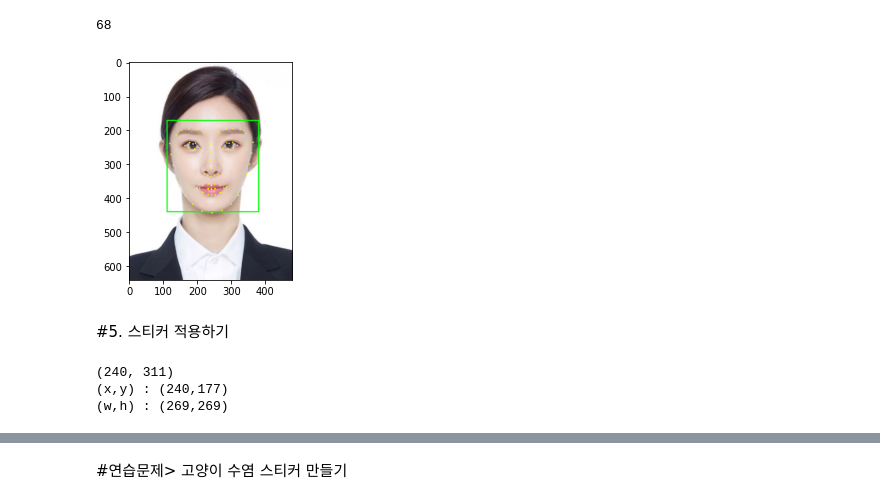
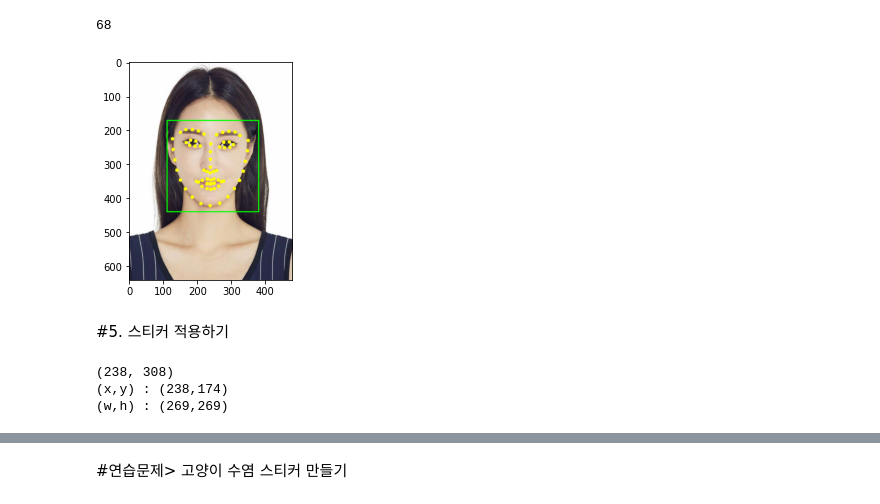
Before and after one commit to osh9149/2023_AI-Academy, a Jupyter notebook: 002_카메라스티커_앱_만들기.ipynb, the cells around one changed output, grey strips where cells are left out. Saved outputs shown, nothing was run; the diff lists cells and outputs as text; code cells hidden in the pictures.

```diff
--- a/002_카메라스티커_앱_만들기.ipynb
+++ b/002_카메라스티커_앱_만들기.ipynb
@@ -39,10 +39,10 @@ Mounted at /content/drive
 # %% [markdown]
 #2. opencv로 이미지 읽어오기
 # %%
-my_image_path='/content/drive/MyDrive/01.19372617.1.jpg' #불러올 파일
+my_image_path='/content/drive/MyDrive/sticker/test.jpg' #불러올 파일
 
 img_bgr = cv2.imread(my_image_path)    #- OpenCV로 이미지를 읽어서
-img_bgr = cv2.resize(img_bgr, (480, 640))    # 640x360의 크기로 Resize
+img_bgr = cv2.resize(img_bgr, (480, 640))    # 640x480의 크기로 Resize
 img_show = img_bgr.copy()      #- 출력용 이미지 별도 보관
 plt.imshow(img_bgr)
 plt.show()
@@ -91,7 +91,7 @@ rectangles[[(111, 171) (379, 439)]]
 ![다운로드 (8).png](embedded-picture-1)
 # %%
 # landmark 모델 불러오기
-model_path = '/content/drive/MyDrive/shape_predictor_68_face_landmarks.dat'
+model_path = '/content/drive/MyDrive/sticker/shape_predictor_68_face_landmarks.dat'
 landmark_predictor = dlib.shape_predictor(model_path)
 
 # landmark 찾기
@@ -107,14 +107,14 @@ print(len(list_landmarks[0]))
 # %%
 # landmark 출력
 for landmark in list_landmarks:
     for idx, point in enumerate(list_points):
-        cv2.circle(img_show, point, 2, (0, 255, 255), -1) # yellow
+        cv2.circle(img_show, point, 5, (0, 255, 255), -1) # yellow
 
 img_show_rgb = cv2.cvtColor(img_show, cv2.COLOR_BGR2RGB)
 plt.imshow(img_show_rgb)
 plt.show()
 # %% [output]
-[figure, old version]
+[figure, new version]
 # %% [markdown]
 #5. 스티커 적용하기
 # %%
@@ -124,12 +124,12 @@ for dlib_rect, landmark in zip(dlib_rects, list_landmarks):
     x = landmark[30][0]
     y = landmark[30][1] - dlib_rect.width()//2
     w = dlib_rect.width()
-    h = dlib_rect.width()
+    h = dlib_rect.height()
     print ('(x,y) : (%d,%d)'%(x,y))
     print ('(w,h) : (%d,%d)'%(w,h))
 # %% [output]
-(240, 311)
-(x,y) : (240,177)
+(238, 308)
+(x,y) : (238,174)
 (w,h) : (269,269)
 # %%
 # 스티커 이미지 Read
```
Also changed, not shown: parts of 21 cells of this notebook.
